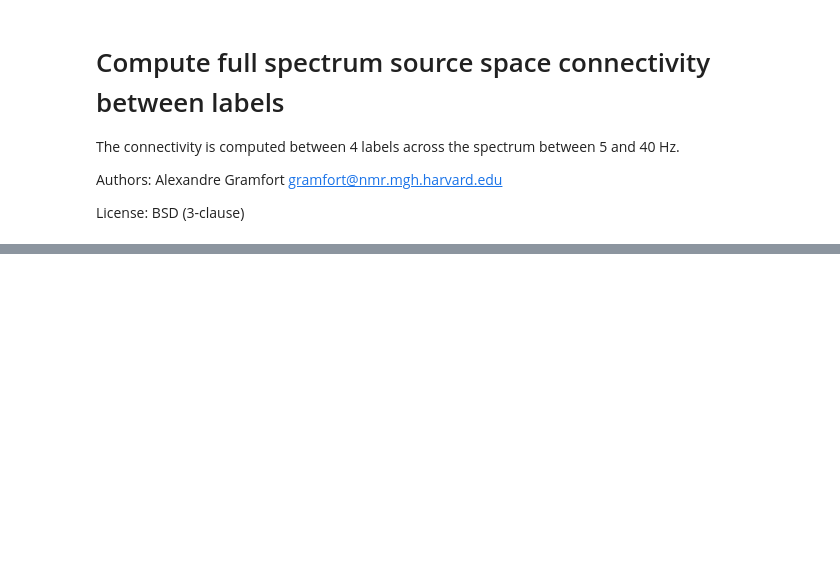
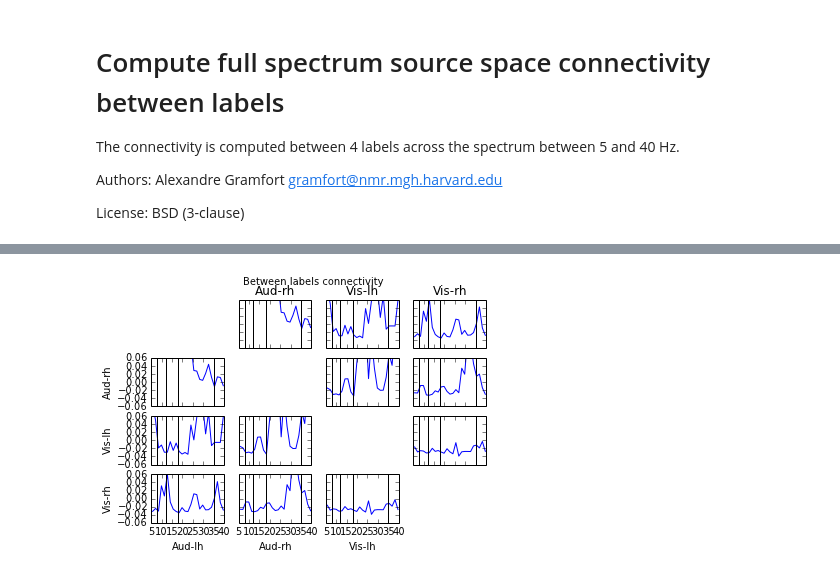
Before and after one commit to mne-tools/mne-python-notebooks, a Jupyter notebook: 6-MNE_connectivity.ipynb, the cells around one changed output, grey strips where cells are left out. Cells and saved outputs as stored; diff of their text form; code cells hidden in the pictures; blank space fills up the shorter version.

```diff
--- a/6-MNE_connectivity.ipynb
+++ b/6-MNE_connectivity.ipynb
@@ -134,27 +265,6 @@ Authors: Alexandre Gramfort <gramfort@nmr.mgh.harvard.edu>
 
 License: BSD (3-clause)
 # %%
-import numpy as np
-import mne
-from mne.datasets import sample
-from mne.fiff import Raw, pick_types
-from mne.minimum_norm import apply_inverse_epochs, read_inverse_operator
-from mne.connectivity import spectral_connectivity
-
-data_path = sample.data_path()
-subjects_dir = data_path + '/subjects'
-fname_inv = data_path + '/MEG/sample/sample_audvis-meg-oct-6-meg-inv.fif'
-fname_raw = data_path + '/MEG/sample/sample_audvis_filt-0-40_raw.fif'
-fname_event = data_path + '/MEG/sample/sample_audvis_filt-0-40_raw-eve.fif'
-
-# Load data
-inverse_operator = read_inverse_operator(fname_inv)
-raw = Raw(fname_raw)
-events = mne.read_events(fname_event)
-
-# Add a bad channel
-raw.info['bads'] += ['MEG 2443']
-
 # Pick MEG channels
 picks = pick_types(raw.info, meg=True, eeg=False, stim=False, eog=True,
                    exclude='bads')
@@ -193,27 +405,31 @@ con, freqs, times, n_epochs, n_tapers = spectral_connectivity(label_ts,
 # %%
-import matplotlib.pyplot as plt
-n_rows, n_cols = con.shape[:2]
+n_rows, n_colss = con.shape[:2]
+
 fig, axes = plt.subplots(n_rows, n_cols, sharex=True, sharey=True)
 plt.suptitle('Between labels connectivity')
+
 for i in range(n_rows):
     for j in range(i + 1):
         if i == j:
             axes[i, j].set_axis_off()
             continue
 
         axes[i, j].plot(freqs, con[i, j, :])
         axes[j, i].plot(freqs, con[i, j, :])
 
         if j == 0:
             axes[i, j].set_ylabel(names[i])
             axes[0, i].set_title(names[i])
         if i == (n_rows - 1):
             axes[i, j].set_xlabel(names[j])
+
         axes[i, j].set_xlim([fmin, fmax])
         axes[j, i].set_xlim([fmin, fmax])
 
         # Show band limits
         for f in [8, 12, 18, 35]:
             axes[i, j].axvline(f, color='k')
             axes[j, i].axvline(f, color='k')
 plt.show()
+# %% [output]
+[figure, added]
```
Also changed, not shown: parts of 10 cells of this notebook.
